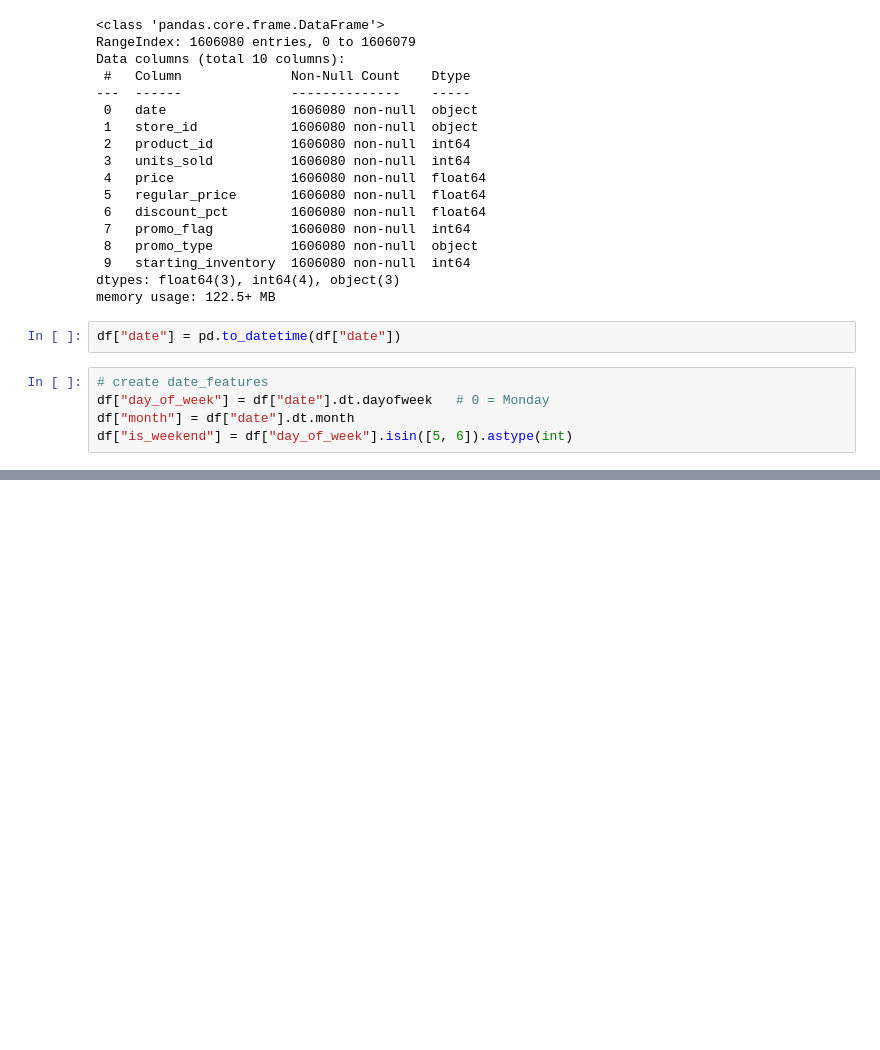
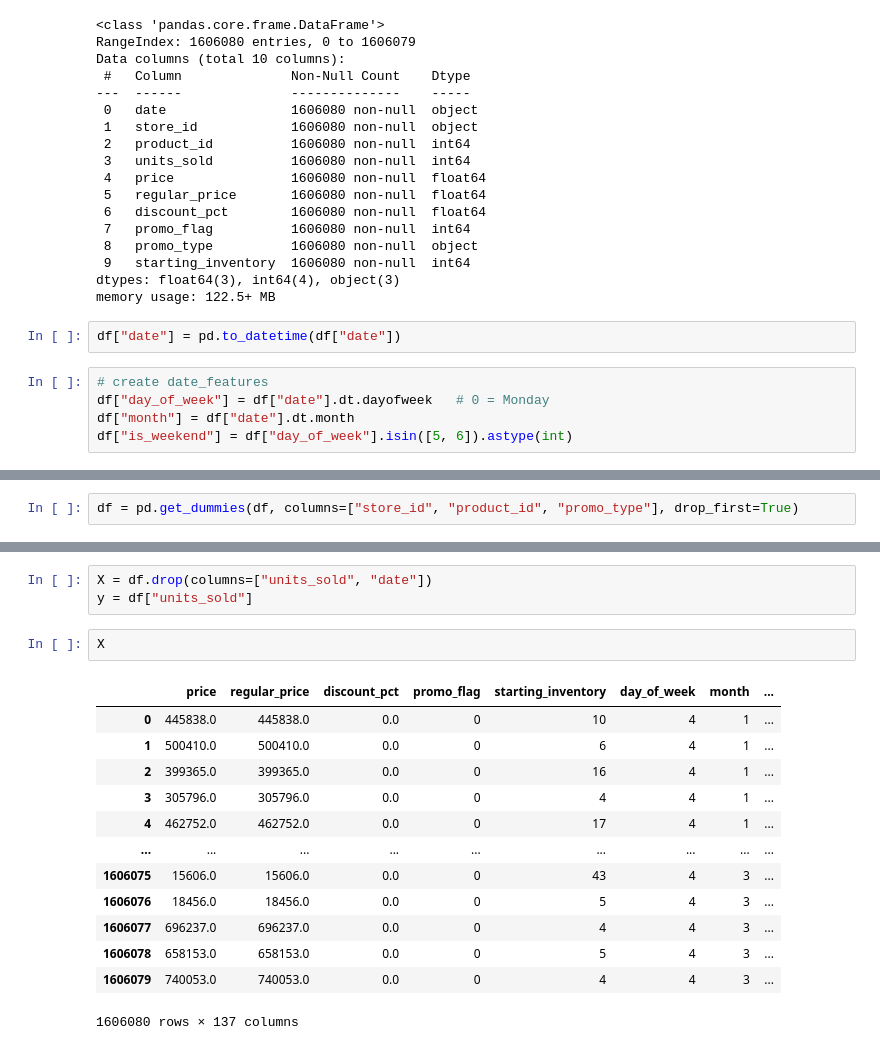
Before and after one commit to SunnyX-AI/ai-powered-sales-forecasting, a Jupyter notebook: notebooks/00_experiments.ipynb, the cells around one changed output, grey strips where cells are left out. Saved outputs shown, nothing was run; the diff lists cells and outputs as text; blank space fills up the shorter version.

```diff
--- a/notebooks/00_experiments.ipynb
+++ b/notebooks/00_experiments.ipynb
@@ -678,0 +709,2 @@ df
+# %%
+df = pd.get_dummies(df, columns=["store_id", "product_id", "promo_type"], drop_first=True)
@@ -678,0 +720,19 @@ df
+# %%
+X = df.drop(columns=["units_sold", "date"])
+y = df["units_sold"]
+# %%
+X
+# %% [output]
+|  | price | regular_price | discount_pct | promo_flag | starting_inventory | day_of_week | month | ... |
+| 0 | 445838.0 | 445838.0 | 0.0 | 0 | 10 | 4 | 1 | ... |
+| 1 | 500410.0 | 500410.0 | 0.0 | 0 | 6 | 4 | 1 | ... |
+| 2 | 399365.0 | 399365.0 | 0.0 | 0 | 16 | 4 | 1 | ... |
+| 3 | 305796.0 | 305796.0 | 0.0 | 0 | 4 | 4 | 1 | ... |
+| 4 | 462752.0 | 462752.0 | 0.0 | 0 | 17 | 4 | 1 | ... |
+| ... | ... | ... | ... | ... | ... | ... | ... | ... |
+| 1606075 | 15606.0 | 15606.0 | 0.0 | 0 | 43 | 4 | 3 | ... |
+| 1606076 | 18456.0 | 18456.0 | 0.0 | 0 | 5 | 4 | 3 | ... |
+| 1606077 | 696237.0 | 696237.0 | 0.0 | 0 | 4 | 4 | 3 | ... |
+| 1606078 | 658153.0 | 658153.0 | 0.0 | 0 | 5 | 4 | 3 | ... |
+| 1606079 | 740053.0 | 740053.0 | 0.0 | 0 | 4 | 4 | 3 | ... |
+1606080 rows × 137 columns
```
Also changed, not shown: parts of 7 cells of this notebook.
